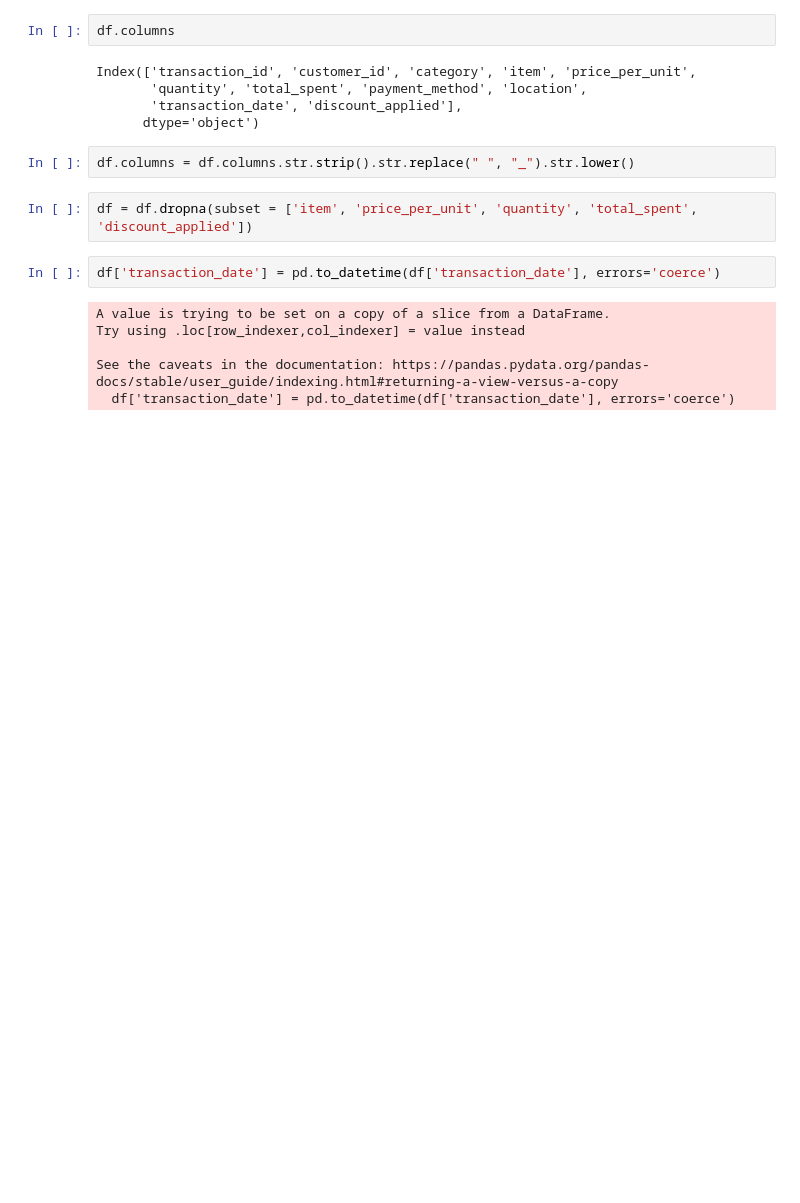
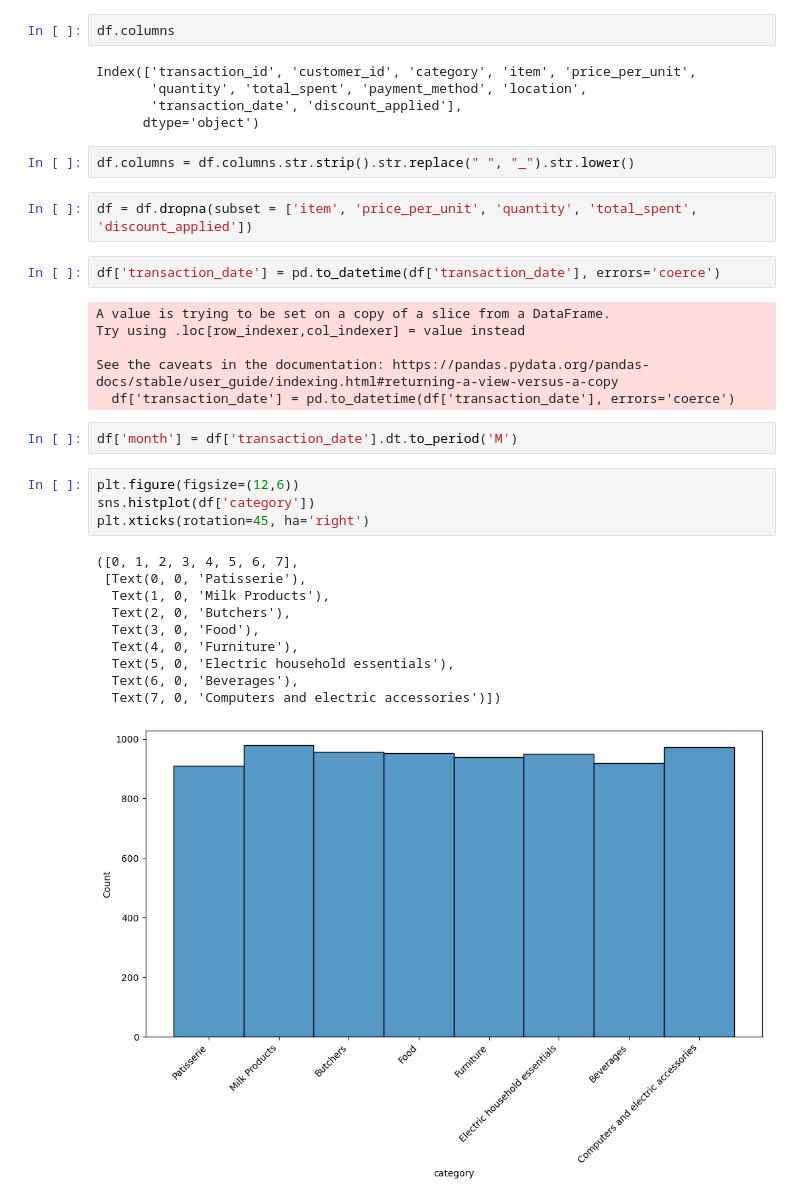
Before and after one commit to tcsimm/DataSciencePractice, a Jupyter notebook: jun28.ipynb, the cells around one changed output. Saved outputs shown, nothing was run; the diff lists cells and outputs as text; blank space fills up the shorter version.

```diff
--- a/jun28.ipynb
+++ b/jun28.ipynb
@@ -44,3 +44,20 @@ Try using .loc[row_indexer,col_indexer] = value instead
 
 See the caveats in the documentation: https://pandas.pydata.org/pandas-docs/stable/user_guide/indexing.html#returning-a-view-versus-a-copy
   df['transaction_date'] = pd.to_datetime(df['transaction_date'], errors='coerce')
+# %%
+df['month'] = df['transaction_date'].dt.to_period('M')
+# %%
+plt.figure(figsize=(12,6))
+sns.histplot(df['category'])
+plt.xticks(rotation=45, ha='right')
+# %% [output]
+([0, 1, 2, 3, 4, 5, 6, 7],
+ [Text(0, 0, 'Patisserie'),
+  Text(1, 0, 'Milk Products'),
+  Text(2, 0, 'Butchers'),
+  Text(3, 0, 'Food'),
+  Text(4, 0, 'Furniture'),
+  Text(5, 0, 'Electric household essentials'),
+  Text(6, 0, 'Beverages'),
+  Text(7, 0, 'Computers and electric accessories')])
+[figure, added]
```
